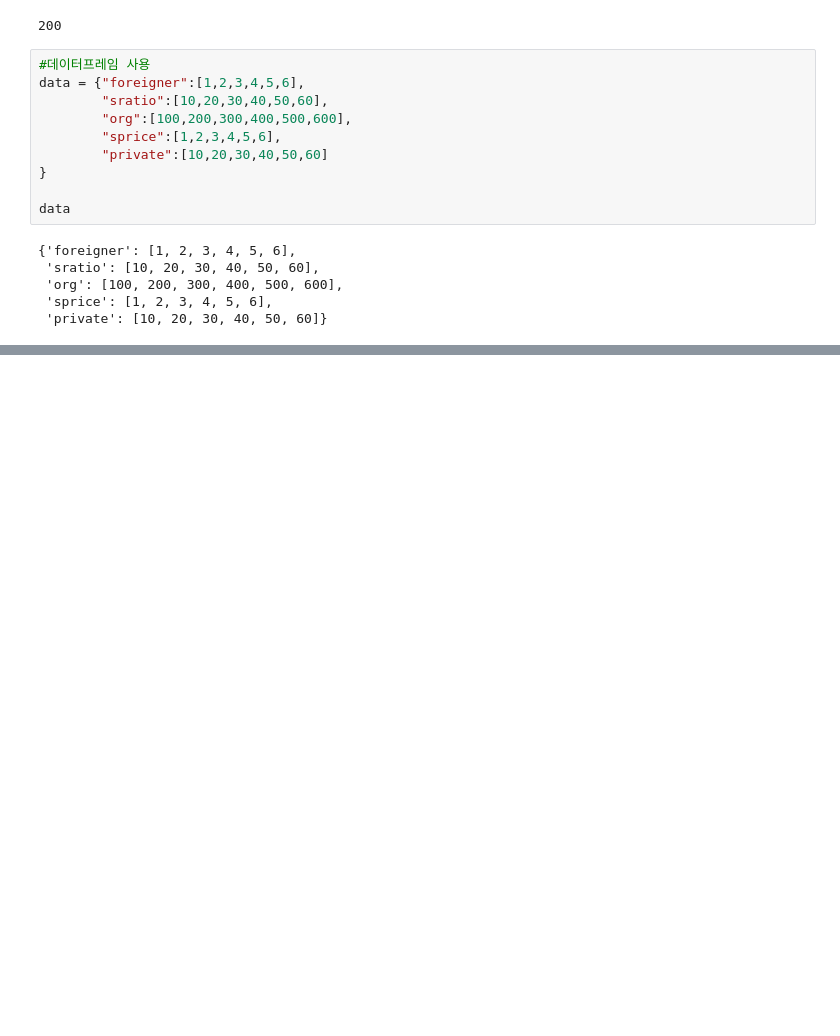
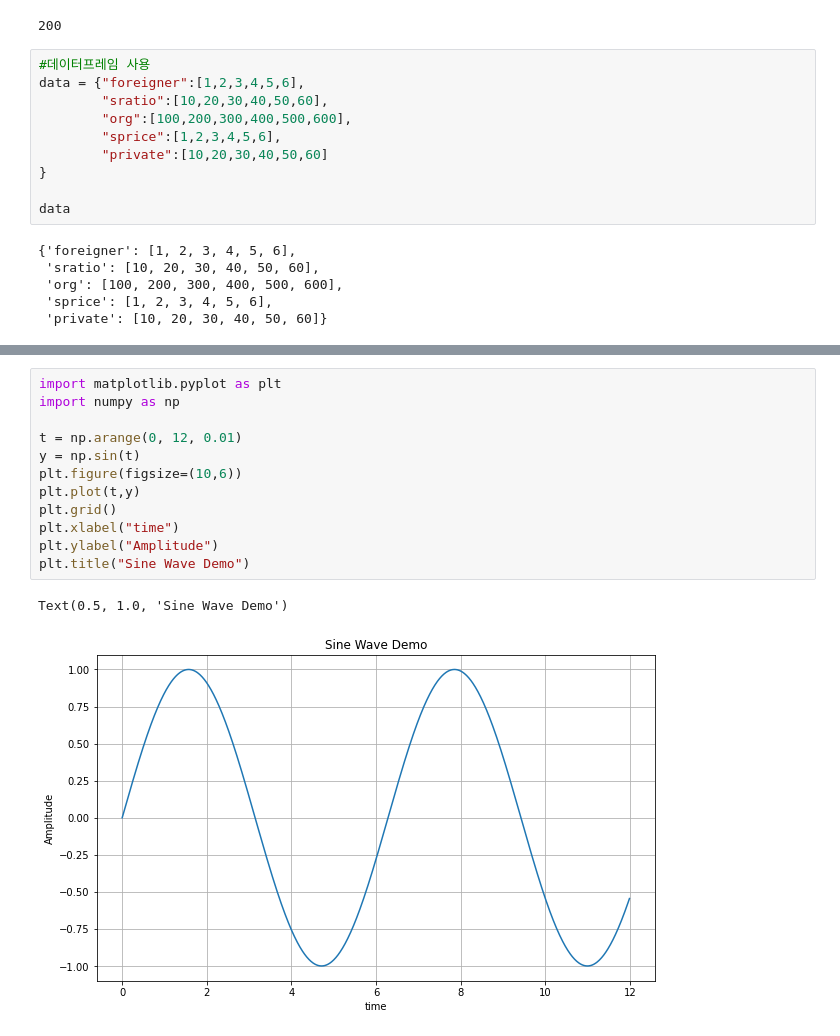
Before and after one commit to papasmf1/python220621, a Jupyter notebook: DemoPandas.ipynb, the cells around one changed output, grey strips where cells are left out. Saved outputs shown, nothing was run; the diff lists cells and outputs as text; blank space fills up the shorter version.

```diff
--- a/DemoPandas.ipynb
+++ b/DemoPandas.ipynb
@@ -55,0 +248,15 @@ data
+# %%
+import matplotlib.pyplot as plt
+import numpy as np
+
+t = np.arange(0, 12, 0.01)
+y = np.sin(t)
+plt.figure(figsize=(10,6))
+plt.plot(t,y)
+plt.grid()
+plt.xlabel("time")
+plt.ylabel("Amplitude")
+plt.title("Sine Wave Demo")
+# %% [output]
+Text(0.5, 1.0, 'Sine Wave Demo')
+[figure, added]
```
Also changed, not shown: parts of 20 cells of this notebook.
